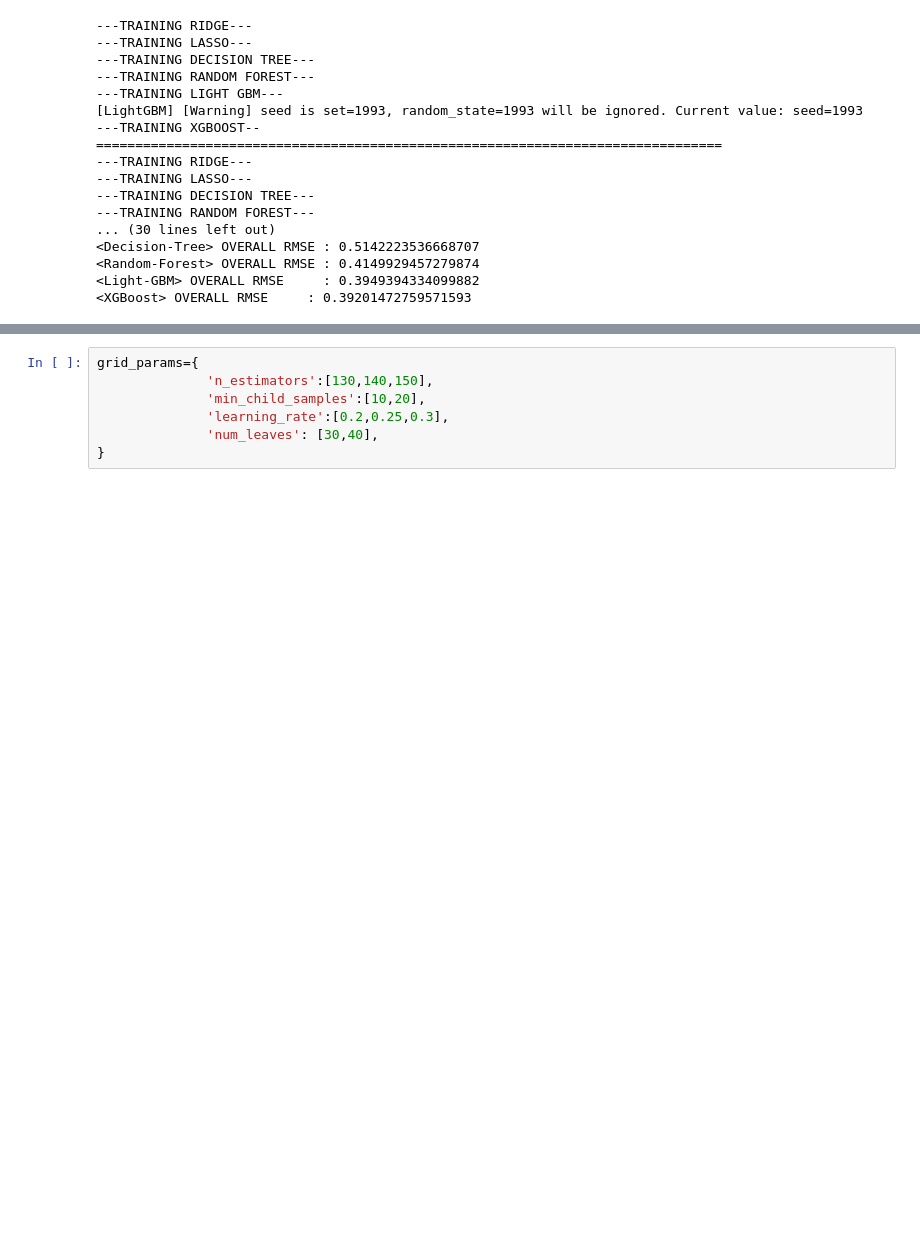
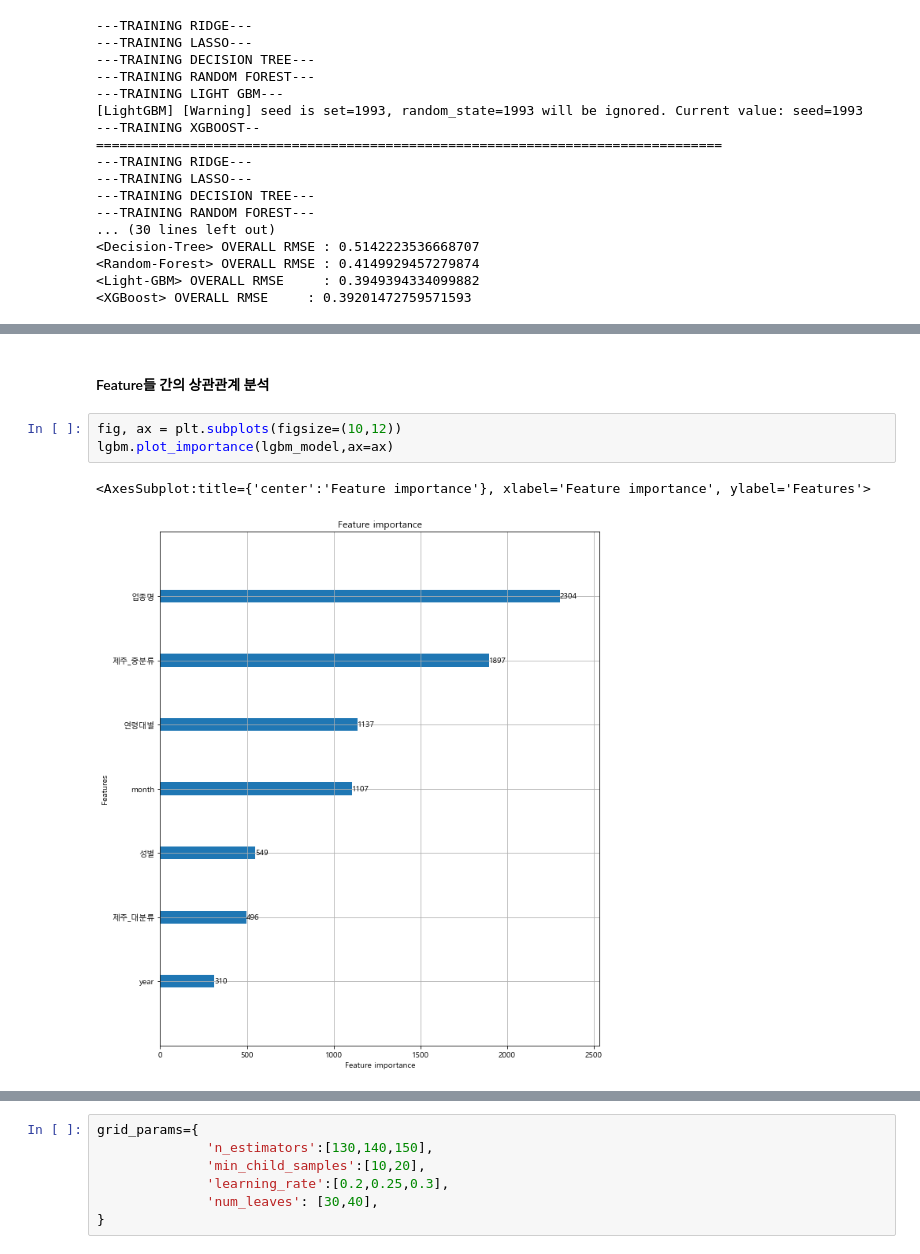
Before and after one commit to So-chankyun/consumption-pattern-analysis-of-jeju-tourist, a Jupyter notebook: consumption pattern analysis of jeju tourist.ipynb, the cells around one changed output, grey strips where cells are left out. Drawn from its saved outputs; the diff is of its cells as text; blank space fills up the shorter version.

```diff
--- a/consumption pattern analysis of jeju tourist.ipynb
+++ b/consumption pattern analysis of jeju tourist.ipynb
@@ -1021,0 +1024,8 @@ Did not meet early stopping. Best iteration is:
+# %% [markdown]
+#### Feature들 간의 상관관계 분석
+# %%
+fig, ax = plt.subplots(figsize=(10,12))
+lgbm.plot_importance(lgbm_model,ax=ax)
+# %% [output]
+<AxesSubplot:title={'center':'Feature importance'}, xlabel='Feature importance', ylabel='Features'>
+[figure, added]
```
Also changed, not shown: parts of 33 cells of this notebook, 1 other file.
